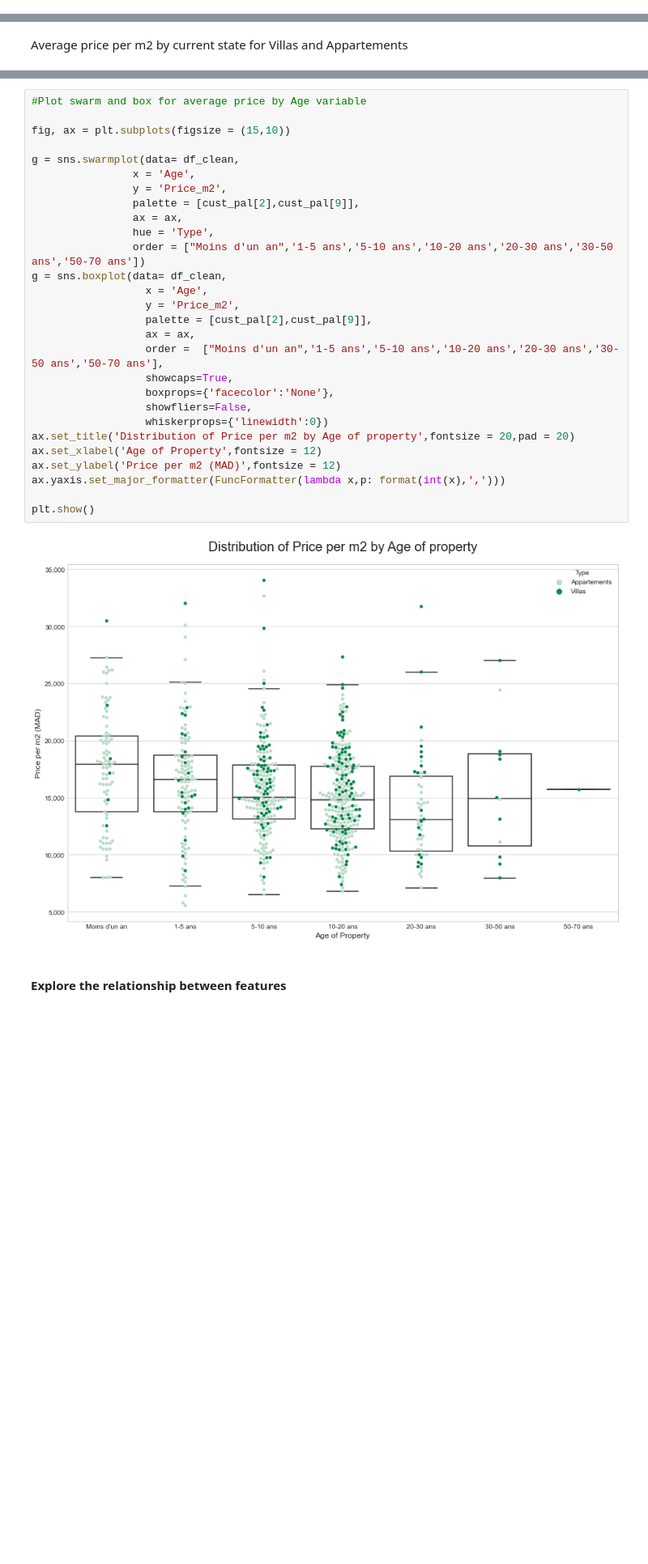
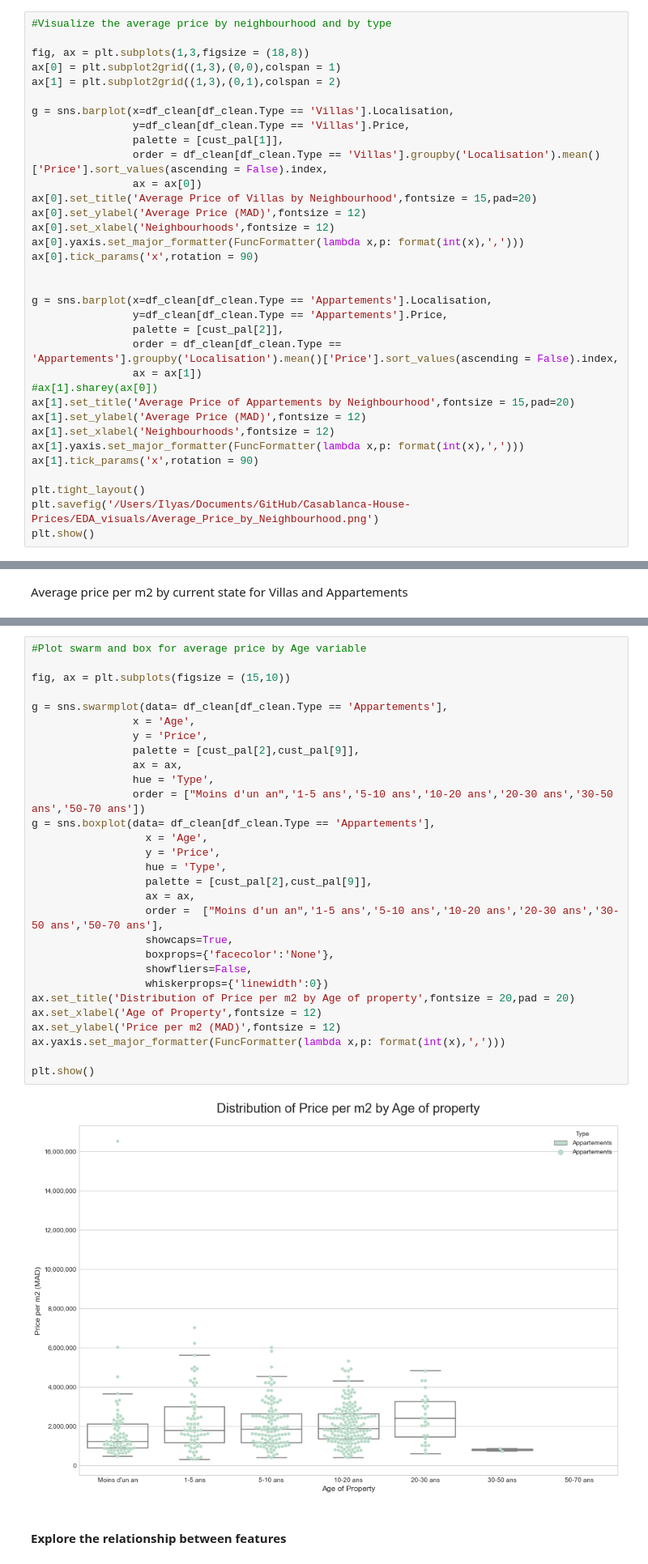
Before and after one commit to iliasoudghiri/Casablanca-House-Prices, a Jupyter notebook: Mubawab_EDA_Price_m2.ipynb, the cells around one changed output, grey strips where cells are left out. Shown at 81% size. Drawn from its saved outputs; the diff is of its cells as text; blank space fills up the shorter version.

```diff
--- a/Mubawab_EDA_Price_m2.ipynb
+++ b/Mubawab_EDA_Price_m2.ipynb
@@ -635,0 +651,34 @@ plt.show()
+# %%
+#Visualize the average price by neighbourhood and by type
+
+fig, ax = plt.subplots(1,3,figsize = (18,8))
+ax[0] = plt.subplot2grid((1,3),(0,0),colspan = 1)
+ax[1] = plt.subplot2grid((1,3),(0,1),colspan = 2)
+
+g = sns.barplot(x=df_clean[df_clean.Type == 'Villas'].Localisation,
+                y=df_clean[df_clean.Type == 'Villas'].Price,
+                palette = [cust_pal[1]],
+                order = df_clean[df_clean.Type == 'Villas'].groupby('Localisation').mean()['Price'].sort_values(ascending = False).index,
+                ax = ax[0])
+ax[0].set_title('Average Price of Villas by Neighbourhood',fontsize = 15,pad=20)
+ax[0].set_ylabel('Average Price (MAD)',fontsize = 12)
+ax[0].set_xlabel('Neighbourhoods',fontsize = 12)
+ax[0].yaxis.set_major_formatter(FuncFormatter(lambda x,p: format(int(x),',')))
+ax[0].tick_params('x',rotation = 90)
+
+
+g = sns.barplot(x=df_clean[df_clean.Type == 'Appartements'].Localisation,
+                y=df_clean[df_clean.Type == 'Appartements'].Price,
+                palette = [cust_pal[2]],
+                order = df_clean[df_clean.Type == 'Appartements'].groupby('Localisation').mean()['Price'].sort_values(ascending = False).index,
+                ax = ax[1])
+#ax[1].sharey(ax[0])
+ax[1].set_title('Average Price of Appartements by Neighbourhood',fontsize = 15,pad=20)
+ax[1].set_ylabel('Average Price (MAD)',fontsize = 12)
+ax[1].set_xlabel('Neighbourhoods',fontsize = 12)
+ax[1].yaxis.set_major_formatter(FuncFormatter(lambda x,p: format(int(x),',')))
+ax[1].tick_params('x',rotation = 90)
+
+plt.tight_layout()
+plt.savefig('/Users/Ilyas/Documents/GitHub/Casablanca-House-Prices/EDA_visuals/Average_Price_by_Neighbourhood.png')
+plt.show()
@@ -691,33 +742,34 @@ plt.show()
 # %%
 #Plot swarm and box for average price by Age variable
 
 fig, ax = plt.subplots(figsize = (15,10))
 
-g = sns.swarmplot(data= df_clean,
+g = sns.swarmplot(data= df_clean[df_clean.Type == 'Appartements'],
                 x = 'Age',
-                y = 'Price_m2',
+                y = 'Price',
                 palette = [cust_pal[2],cust_pal[9]],
                 ax = ax,
                 hue = 'Type',
                 order = ["Moins d'un an",'1-5 ans','5-10 ans','10-20 ans','20-30 ans','30-50 ans','50-70 ans'])
-g = sns.boxplot(data= df_clean,
+g = sns.boxplot(data= df_clean[df_clean.Type == 'Appartements'],
                   x = 'Age',
-                  y = 'Price_m2',
+                  y = 'Price',
+                  hue = 'Type',
                   palette = [cust_pal[2],cust_pal[9]],
                   ax = ax,
                   order =  ["Moins d'un an",'1-5 ans','5-10 ans','10-20 ans','20-30 ans','30-50 ans','50-70 ans'],
                   showcaps=True,
                   boxprops={'facecolor':'None'},
                   showfliers=False,
                   whiskerprops={'linewidth':0})
 ax.set_title('Distribution of Price per m2 by Age of property',fontsize = 20,pad = 20)
 ax.set_xlabel('Age of Property',fontsize = 12)
 ax.set_ylabel('Price per m2 (MAD)',fontsize = 12)
 ax.yaxis.set_major_formatter(FuncFormatter(lambda x,p: format(int(x),',')))
 
 plt.show()
 # %% [output]
-[figure, old version]
+[figure, new version]
 # %% [markdown]
 #### Explore the relationship between features
 # %%
```
Also changed, not shown: parts of 32 cells of this notebook, 11 other files.
